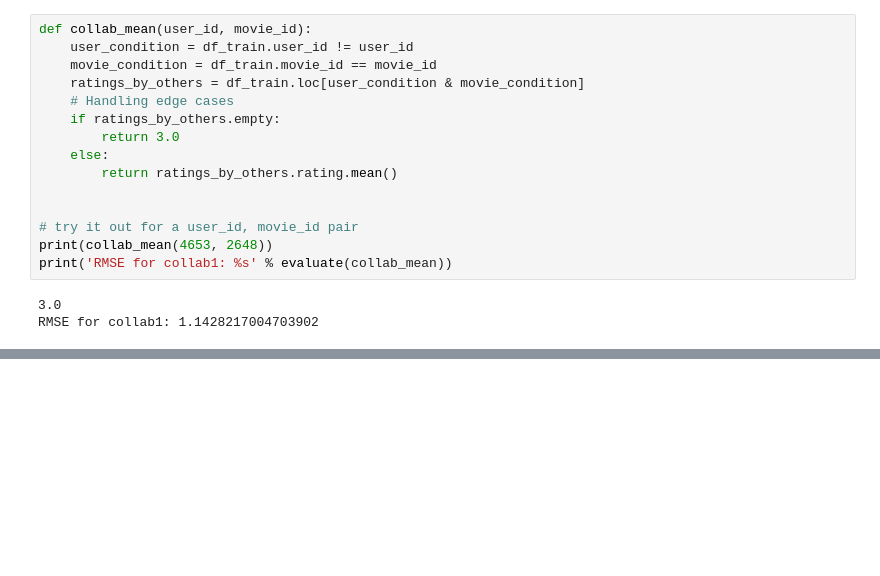
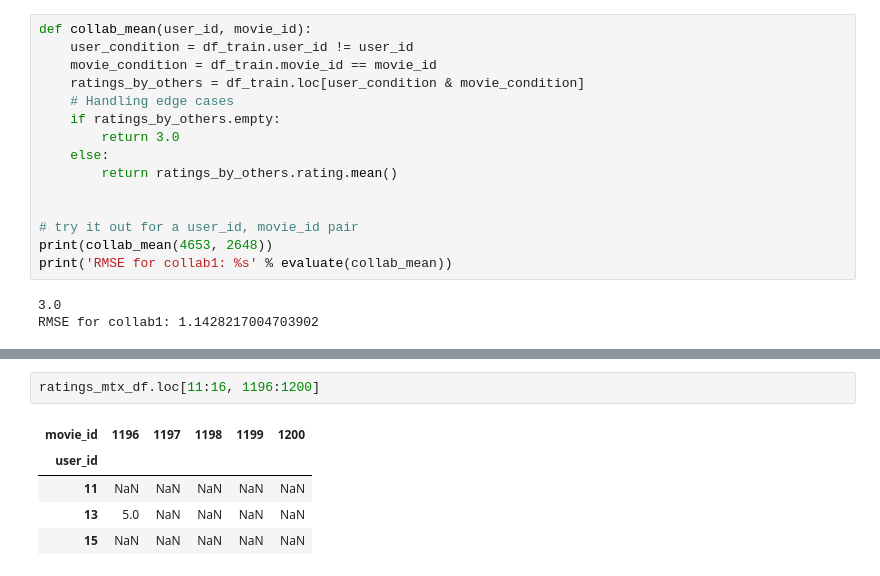
Before and after one commit to myrastone0/rec_engine_movielens, a Jupyter notebook: rec_engine.ipynb, the cells around one changed output, grey strips where cells are left out. Saved outputs shown, nothing was run; the diff lists cells and outputs as text; blank space fills up the shorter version.

```diff
--- a/rec_engine.ipynb
+++ b/rec_engine.ipynb
@@ -360,0 +379,8 @@ RMSE for collab1: 1.1428217004703902
+# %%
+ratings_mtx_df.loc[11:16, 1196:1200]
+# %% [output]
+| movie_id | 1196 | 1197 | 1198 | 1199 | 1200 |
+| user_id |  |  |  |  |  |
+| 11 | NaN | NaN | NaN | NaN | NaN |
+| 13 | 5.0 | NaN | NaN | NaN | NaN |
+| 15 | NaN | NaN | NaN | NaN | NaN |
```
Also changed, not shown: parts of 20 cells of this notebook.
